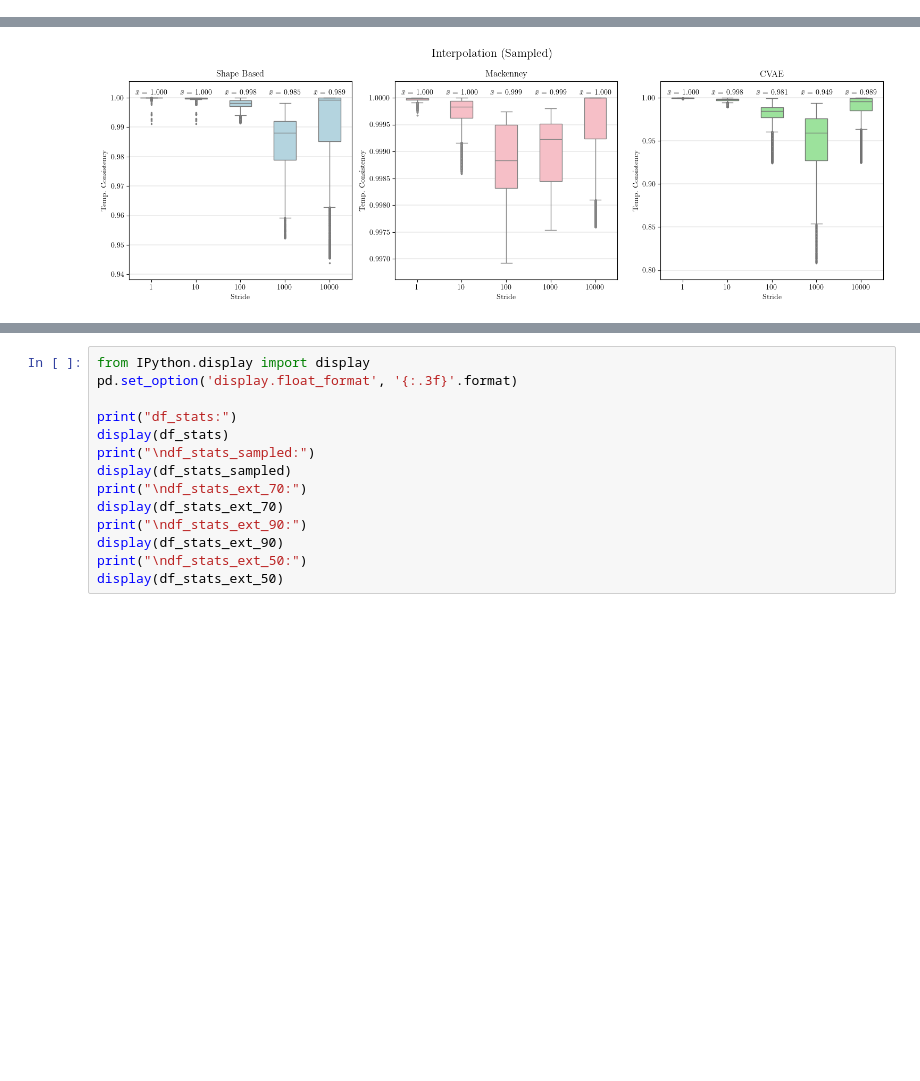
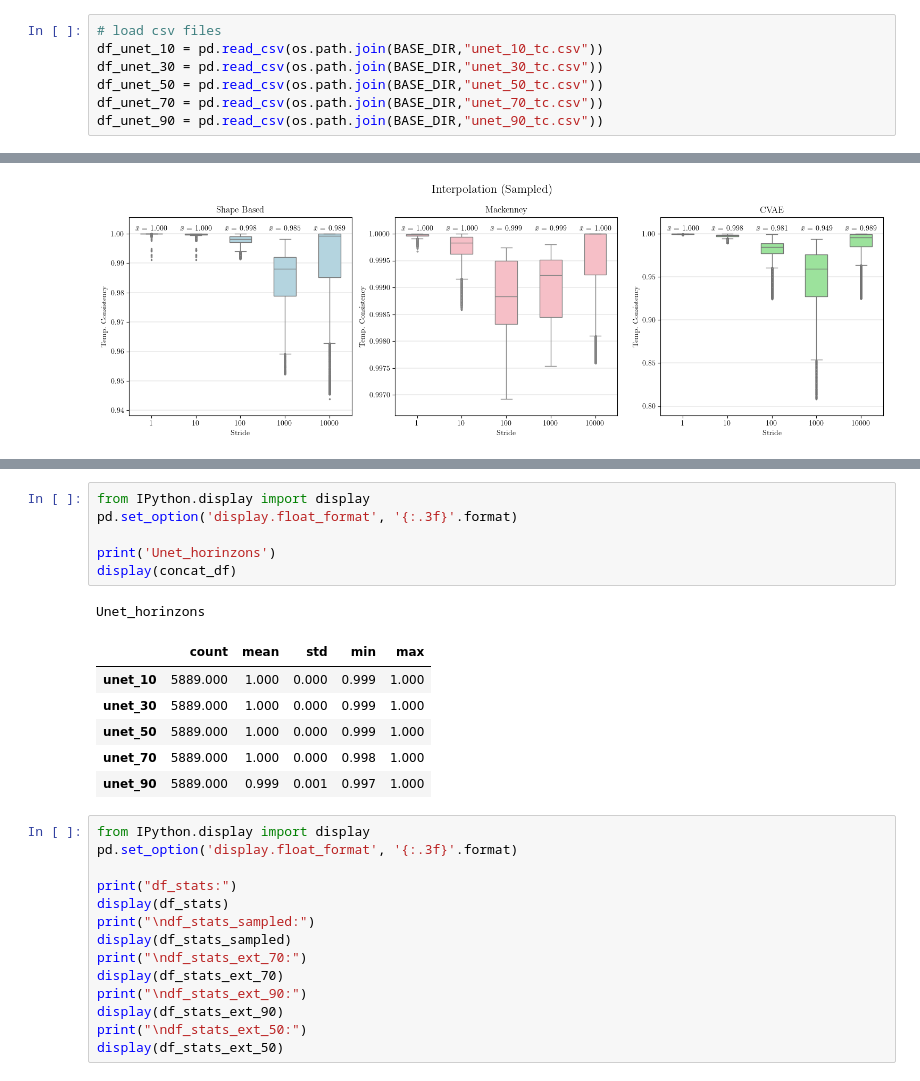
Before and after one commit to Tiago1Ribeiro/spatiotemporal-vae-reconstruction, a Jupyter notebook: notebooks/4_results_vis.ipynb, the cells around one changed output, grey strips where cells are left out. Drawn from its saved outputs; the diff is of its cells as text; blank space fills up the shorter version.

```diff
--- a/notebooks/4_results_vis.ipynb
+++ b/notebooks/4_results_vis.ipynb
@@ -121,3 +119,10 @@ df_list = [dfs, dfs_sampled, dfs_ext_50, dfs_ext_70, dfs_ext_90]
+# %%
+# load csv files
+df_unet_10 = pd.read_csv(os.path.join(BASE_DIR,"unet_10_tc.csv"))
+df_unet_30 = pd.read_csv(os.path.join(BASE_DIR,"unet_30_tc.csv"))
+df_unet_50 = pd.read_csv(os.path.join(BASE_DIR,"unet_50_tc.csv"))
+df_unet_70 = pd.read_csv(os.path.join(BASE_DIR,"unet_70_tc.csv"))
+df_unet_90 = pd.read_csv(os.path.join(BASE_DIR,"unet_90_tc.csv"))
 # %%
 %matplotlib inline
 import seaborn as sns
@@ -463,3 +581,17 @@ df_stats_ext_50 = get_stats_df(dfs_ext_50)
+# %%
+from IPython.display import display
+pd.set_option('display.float_format', '{:.3f}'.format)
+
+print('Unet_horinzons')
+display(concat_df)
+# %% [output]
+Unet_horinzons
+|  | count | mean | std | min | max |
+| unet_10 | 5889.000 | 1.000 | 0.000 | 0.999 | 1.000 |
+| unet_30 | 5889.000 | 1.000 | 0.000 | 0.999 | 1.000 |
+| unet_50 | 5889.000 | 1.000 | 0.000 | 0.999 | 1.000 |
+| unet_70 | 5889.000 | 1.000 | 0.000 | 0.998 | 1.000 |
+| unet_90 | 5889.000 | 0.999 | 0.001 | 0.997 | 1.000 |
 # %%
 from IPython.display import display
 pd.set_option('display.float_format', '{:.3f}'.format)
```
Also changed, not shown: parts of 10 cells of this notebook, 47 other files.
